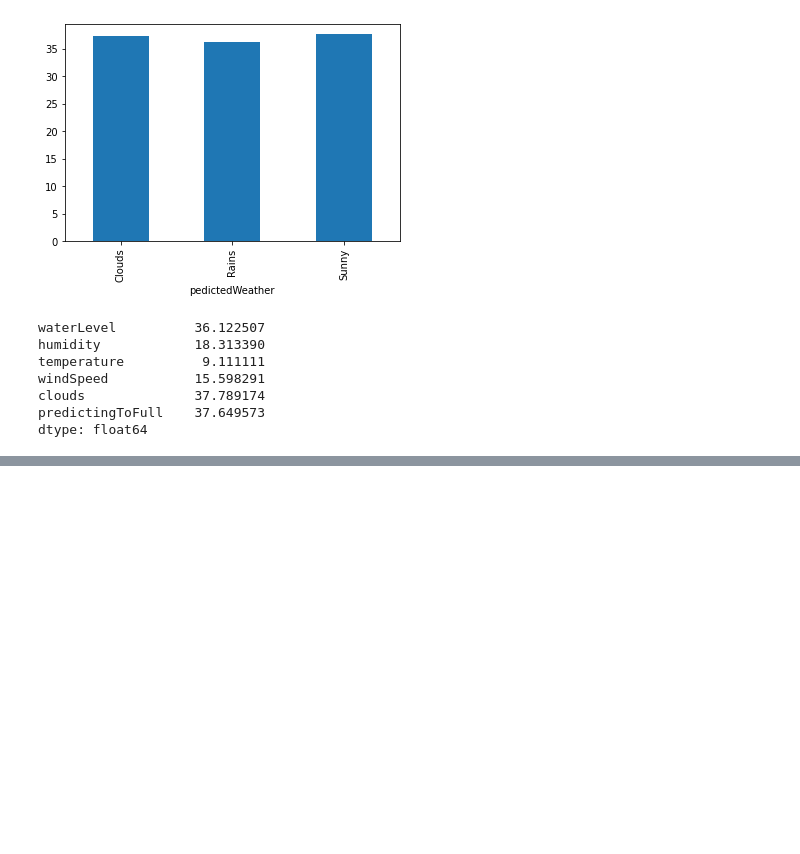
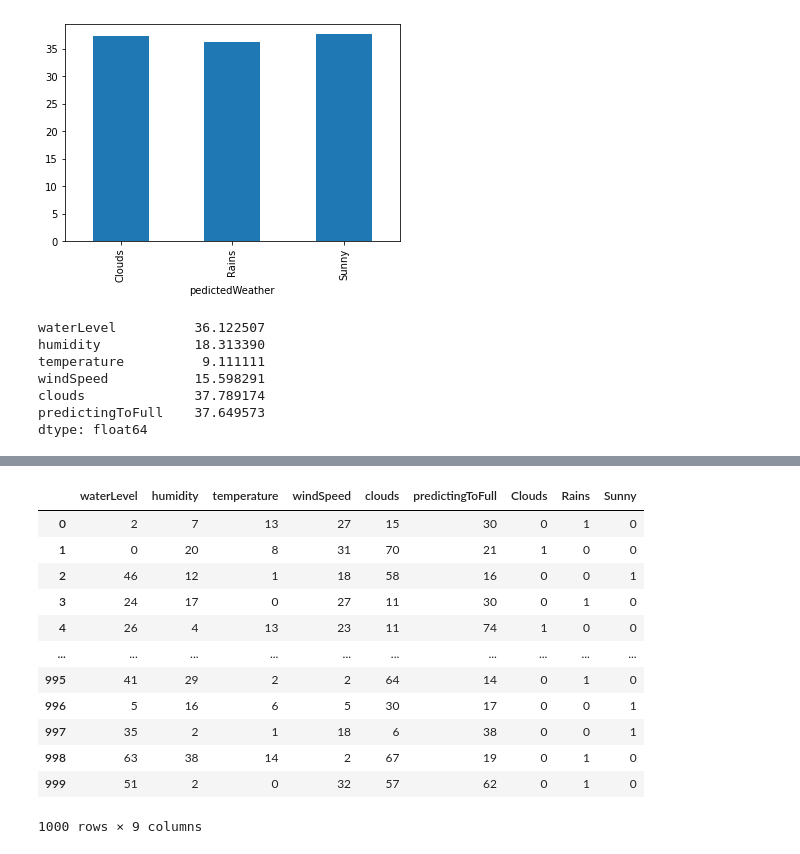
Before and after one commit to Thilanga-mYi/Assignment-Weather-Prediction, a Jupyter notebook: Untitled1.ipynb, the cells around one changed output, grey strips where cells are left out. Saved outputs shown, nothing was run; the diff lists cells and outputs as text; code cells hidden in the pictures; blank space fills up the shorter version.

```diff
--- a/Untitled1.ipynb
+++ b/Untitled1.ipynb
@@ -46,0 +99,22 @@ def convert_summary(col):
+# %%
+# Spliting X (Independent Variables) and Y(predicting variable)
+
+Y = weather_temp["predictingToFull"]
+X = weather_temp2
+# making Two dimensional array
+# X = X.reshape(-1,1)
+X
+# %% [output]
+|  | waterLevel | humidity | temperature | windSpeed | clouds | predictingToFull | Clouds | Rains | Sunny |
+| 0 | 2 | 7 | 13 | 27 | 15 | 30 | 0 | 1 | 0 |
+| 1 | 0 | 20 | 8 | 31 | 70 | 21 | 1 | 0 | 0 |
+| 2 | 46 | 12 | 1 | 18 | 58 | 16 | 0 | 0 | 1 |
+| 3 | 24 | 17 | 0 | 27 | 11 | 30 | 0 | 1 | 0 |
+| 4 | 26 | 4 | 13 | 23 | 11 | 74 | 1 | 0 | 0 |
+| ... | ... | ... | ... | ... | ... | ... | ... | ... | ... |
+| 995 | 41 | 29 | 2 | 2 | 64 | 14 | 0 | 1 | 0 |
+| 996 | 5 | 16 | 6 | 5 | 30 | 17 | 0 | 0 | 1 |
+| 997 | 35 | 2 | 1 | 18 | 6 | 38 | 0 | 0 | 1 |
+| 998 | 63 | 38 | 14 | 2 | 67 | 19 | 0 | 1 | 0 |
+| 999 | 51 | 2 | 0 | 32 | 57 | 62 | 0 | 1 | 0 |
+1000 rows × 9 columns
```
Also changed, not shown: parts of 21 cells of this notebook, 3 other files.
